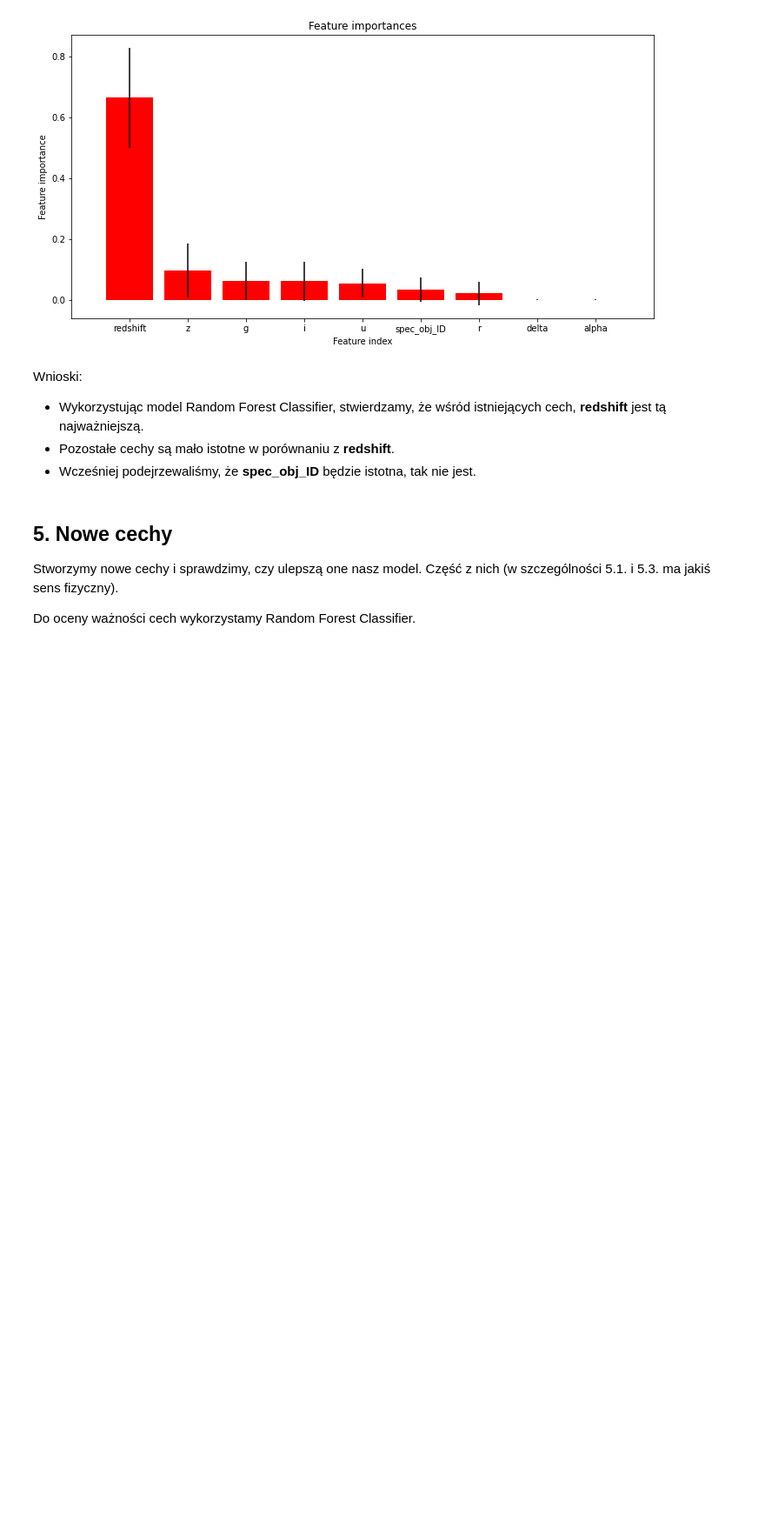
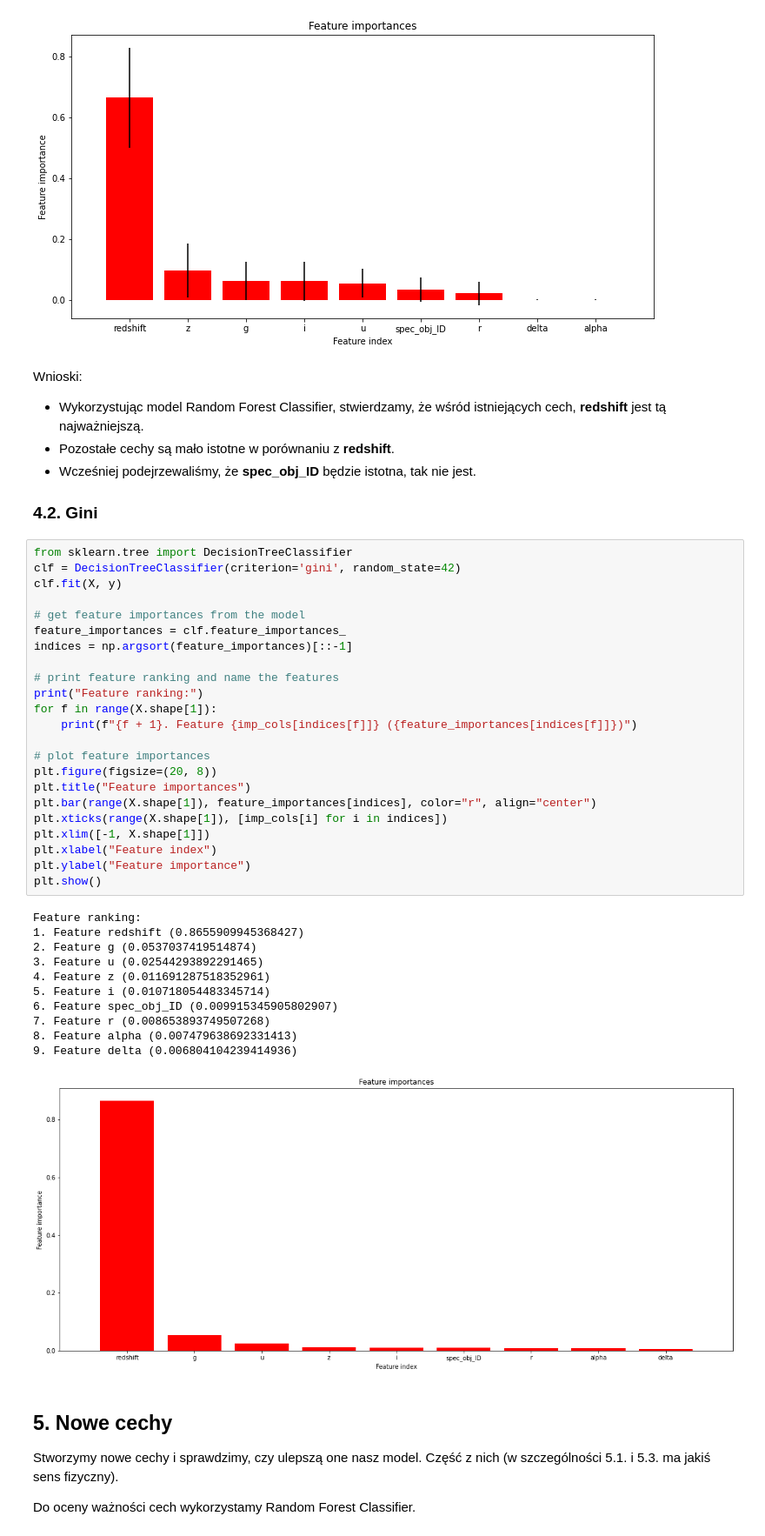
Before and after one commit to GasparSekula/StellarClassificationML, a Jupyter notebook: budowa_krok_2_4.ipynb, the cells around one changed output. Shown at 87% size. Drawn from its saved outputs; the diff is of its cells as text; blank space fills up the shorter version.

```diff
--- a/budowa_krok_2_4.ipynb
+++ b/budowa_krok_2_4.ipynb
@@ -193,6 +191,43 @@ Wnioski:
 - Wykorzystując model Random Forest Classifier, stwierdzamy, że wśród istniejących cech, **redshift** jest tą najważniejszą.
 - Pozostałe cechy są mało istotne w porównaniu z **redshift**.
 - Wcześniej podejrzewaliśmy, że **spec_obj_ID** będzie istotna, tak nie jest.
+
+### 4.2. Gini
+# %%
+from sklearn.tree import DecisionTreeClassifier
+clf = DecisionTreeClassifier(criterion='gini', random_state=42)
+clf.fit(X, y)
+
+# get feature importances from the model
+feature_importances = clf.feature_importances_
+indices = np.argsort(feature_importances)[::-1]
+
+# print feature ranking and name the features
+print("Feature ranking:")
+for f in range(X.shape[1]):
+    print(f"{f + 1}. Feature {imp_cols[indices[f]]} ({feature_importances[indices[f]]})")
+
+# plot feature importances
+plt.figure(figsize=(20, 8))
+plt.title("Feature importances")
+plt.bar(range(X.shape[1]), feature_importances[indices], color="r", align="center")
+plt.xticks(range(X.shape[1]), [imp_cols[i] for i in indices])
+plt.xlim([-1, X.shape[1]])
+plt.xlabel("Feature index")
+plt.ylabel("Feature importance")
+plt.show()
+# %% [output]
+Feature ranking:
+1. Feature redshift (0.8655909945368427)
+2. Feature g (0.0537037419514874)
+3. Feature u (0.02544293892291465)
+4. Feature z (0.011691287518352961)
+5. Feature i (0.010718054483345714)
+6. Feature spec_obj_ID (0.009915345905802907)
+7. Feature r (0.008653893749507268)
+8. Feature alpha (0.007479638692331413)
+9. Feature delta (0.006804104239414936)
+[figure, added]
 # %% [markdown]
 ## 5. Nowe cechy
 Stworzymy nowe cechy i sprawdzimy, czy ulepszą one nasz model. Część z nich (w szczególności 5.1. i 5.3. ma jakiś sens fizyczny).
```
Also changed, not shown: parts of 3 cells of this notebook.
